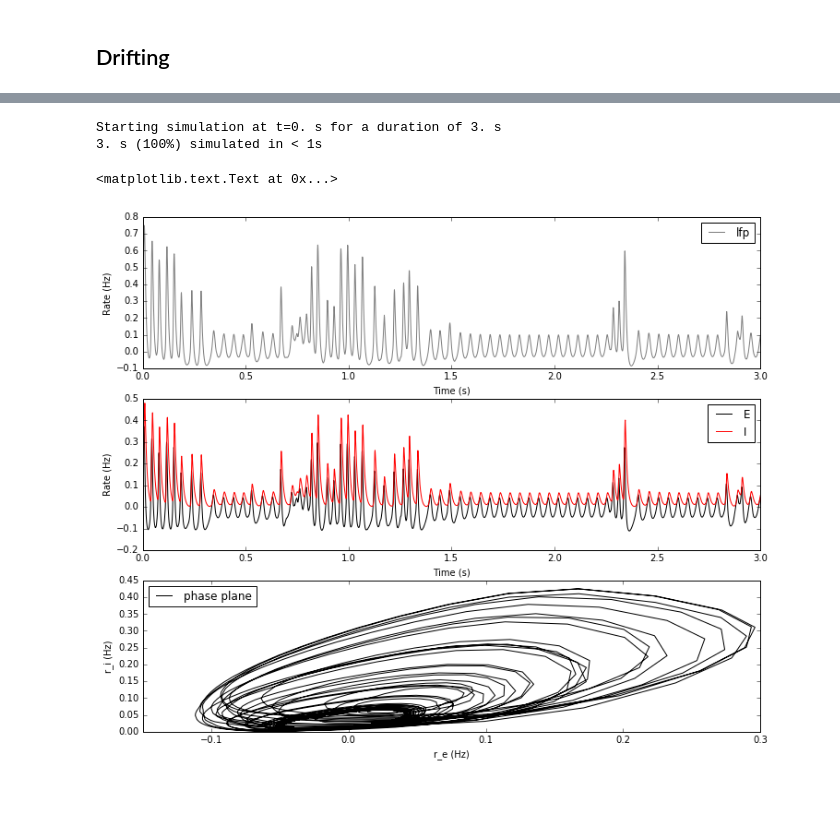
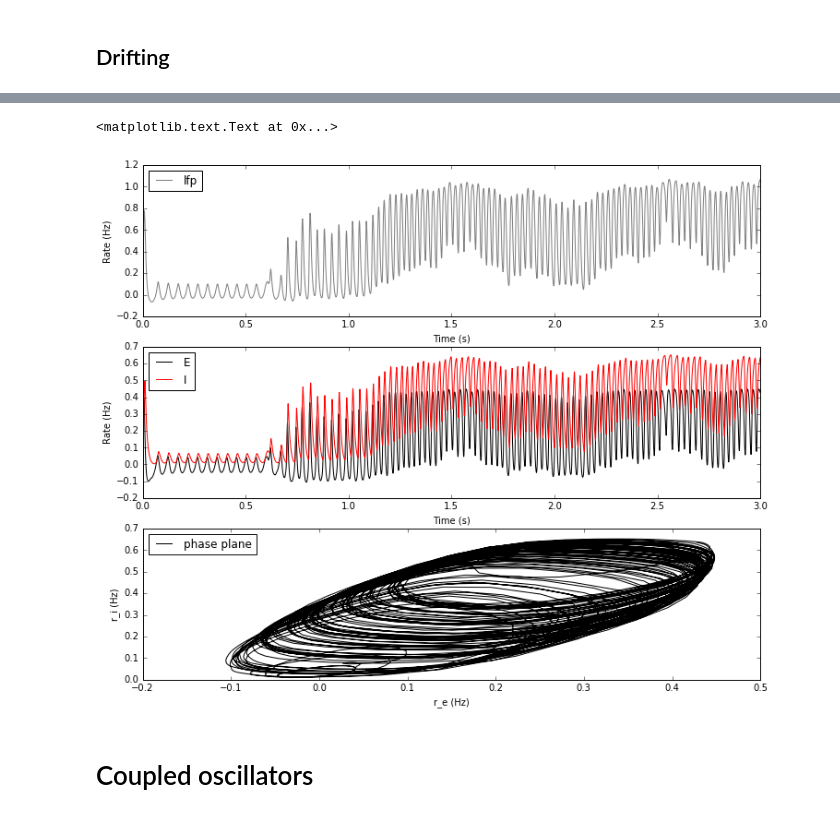
Before and after one commit to voytekresearch/bw, a Jupyter notebook: ipynb/sandbox.ipynb, the cells around one changed output, grey strips where cells are left out. Saved outputs shown, nothing was run; the diff lists cells and outputs as text; code cells hidden in the pictures.

```diff
--- a/ipynb/sandbox.ipynb
+++ b/ipynb/sandbox.ipynb
@@ -134,12 +139,8 @@ dt = res['dt']
 times = np.linspace(0, t, t * int(1 / float(dt)))
 
 # -
-Es = res['E']
-E = Es.mean(0)
-
-Is = res['I']
-I = Is.mean(0)
-
+E = res['E']
+I = res['I']
 lfp = res['lfp']
 
 # -
@@ -177,4 +178,2 @@ INFO       No numerical integration method specified for group 'neurongroup', us
-Starting simulation at t=0. s for a duration of 3. s
-3. s (100%) simulated in < 1s
+<matplotlib.text.Text at 0x...>
-<matplotlib.text.Text at 0x...>
-[figure, old version]
+[figure, new version]
@@ -183,3 +180,5 @@ Starting simulation at t=0. s for a duration of 3. s
+# %% [markdown]
+# Coupled oscillators
 # %%
 %run ../kur.py kur
 # %%
```
Also changed, not shown: parts of 9 cells of this notebook, 2 other files.
